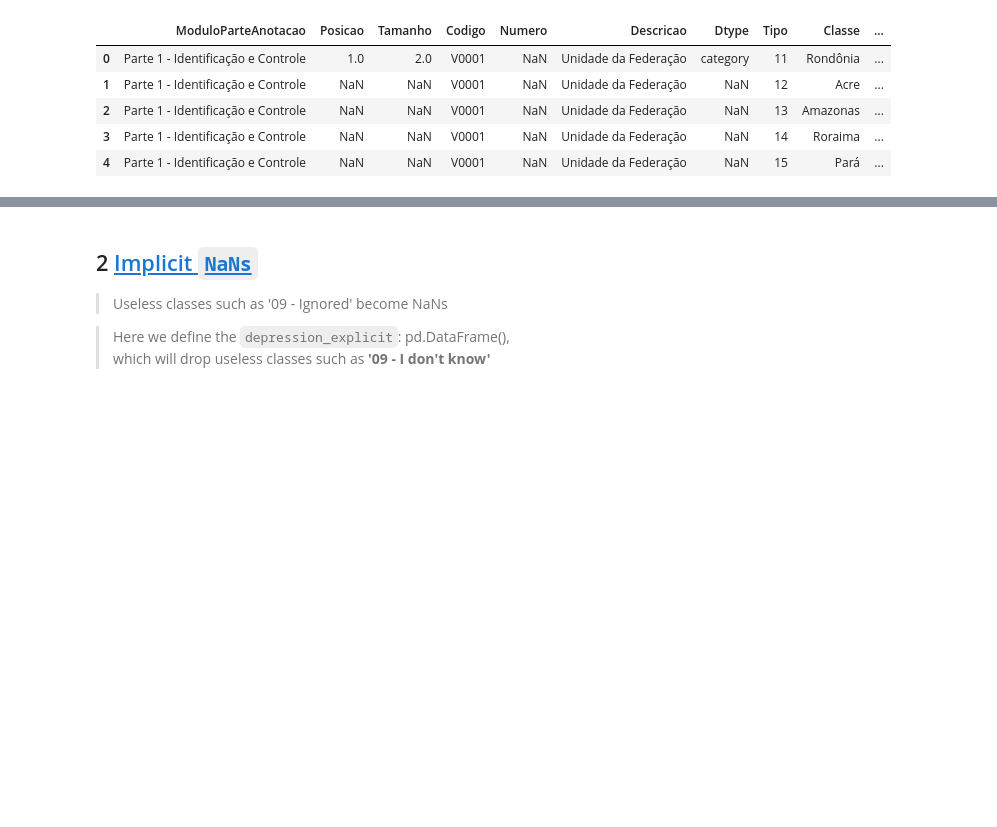
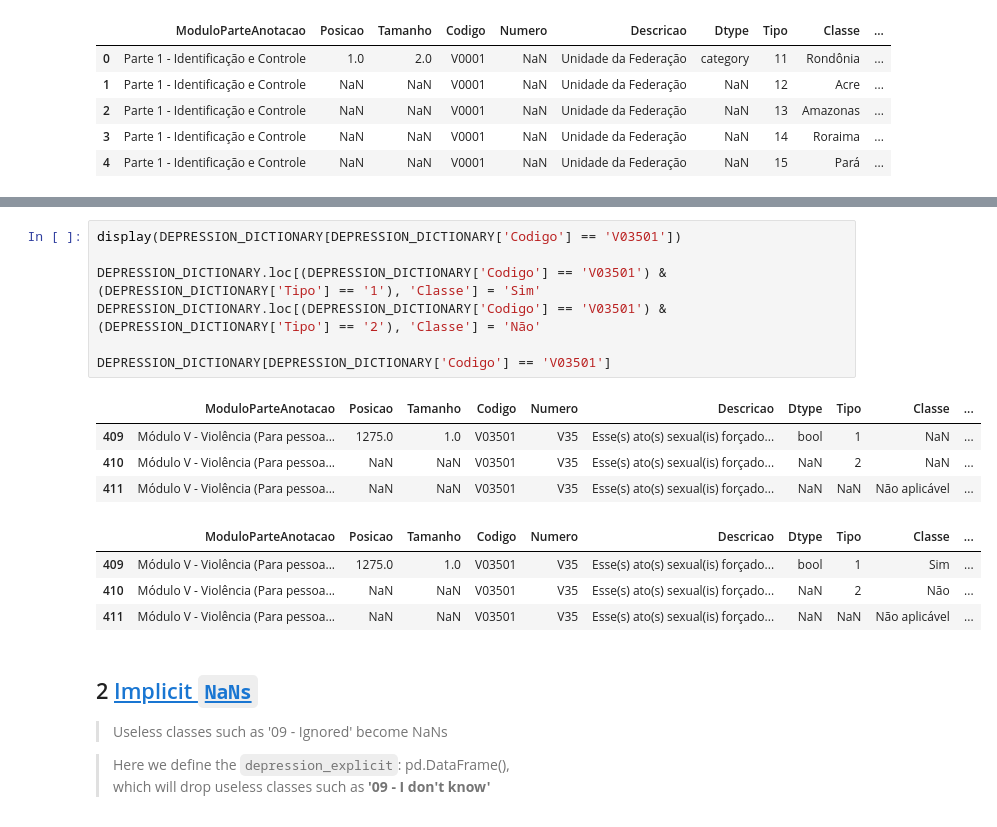
Before and after one commit to feed0/depressao-ibge-pns, a Jupyter notebook: src/4-pre-processing/pre-processing.ipynb, the cells around one changed output, grey strips where cells are left out. Saved outputs shown, nothing was run; the diff lists cells and outputs as text; blank space fills up the shorter version.

Commit message:
closes #10 feat: Dropna all NaN and infer attribute V03501 as bool

```diff
--- a/src/4-pre-processing/pre-processing.ipynb
+++ b/src/4-pre-processing/pre-processing.ipynb
@@ -40,3 +43,19 @@ DEPRESSION_DICTIONARY.head()
+# %%
+display(DEPRESSION_DICTIONARY[DEPRESSION_DICTIONARY['Codigo'] == 'V03501'])
+
+DEPRESSION_DICTIONARY.loc[(DEPRESSION_DICTIONARY['Codigo'] == 'V03501') & (DEPRESSION_DICTIONARY['Tipo'] == '1'), 'Classe'] = 'Sim'
+DEPRESSION_DICTIONARY.loc[(DEPRESSION_DICTIONARY['Codigo'] == 'V03501') & (DEPRESSION_DICTIONARY['Tipo'] == '2'), 'Classe'] = 'Não'
+
+DEPRESSION_DICTIONARY[DEPRESSION_DICTIONARY['Codigo'] == 'V03501']
+# %% [output]
+|  | ModuloParteAnotacao | Posicao | Tamanho | Codigo | Numero | Descricao | Dtype | Tipo | Classe | ... |
+| 409 | Módulo V - Violência (Para pessoa... | 1275.0 | 1.0 | V03501 | V35 | Esse(s) ato(s) sexual(is) forçado... | bool | 1 | NaN | ... |
+| 410 | Módulo V - Violência (Para pessoa... | NaN | NaN | V03501 | V35 | Esse(s) ato(s) sexual(is) forçado... | NaN | 2 | NaN | ... |
+| 411 | Módulo V - Violência (Para pessoa... | NaN | NaN | V03501 | V35 | Esse(s) ato(s) sexual(is) forçado... | NaN | NaN | Não aplicável | ... |
+|  | ModuloParteAnotacao | Posicao | Tamanho | Codigo | Numero | Descricao | Dtype | Tipo | Classe | ... |
+| 409 | Módulo V - Violência (Para pessoa... | 1275.0 | 1.0 | V03501 | V35 | Esse(s) ato(s) sexual(is) forçado... | bool | 1 | Sim | ... |
+| 410 | Módulo V - Violência (Para pessoa... | NaN | NaN | V03501 | V35 | Esse(s) ato(s) sexual(is) forçado... | NaN | 2 | Não | ... |
+| 411 | Módulo V - Violência (Para pessoa... | NaN | NaN | V03501 | V35 | Esse(s) ato(s) sexual(is) forçado... | NaN | NaN | Não aplicável | ... |
 # %% [markdown]
 ## 2 [Implicit `NaNs`](https://github.com/feed0/depressao-ibge-pns/issues/4)
 > Useless classes such as '09 - Ignored' become NaNs
```
Also changed, not shown: parts of 5 cells of this notebook.
